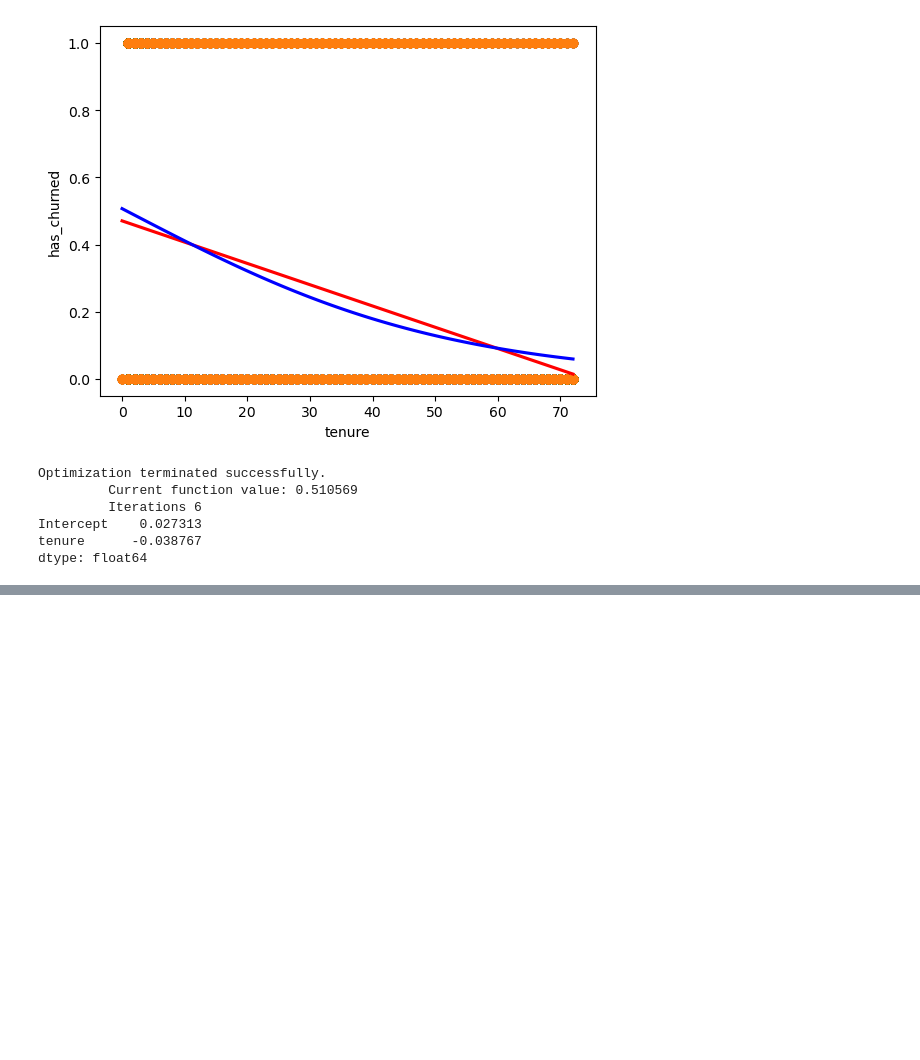
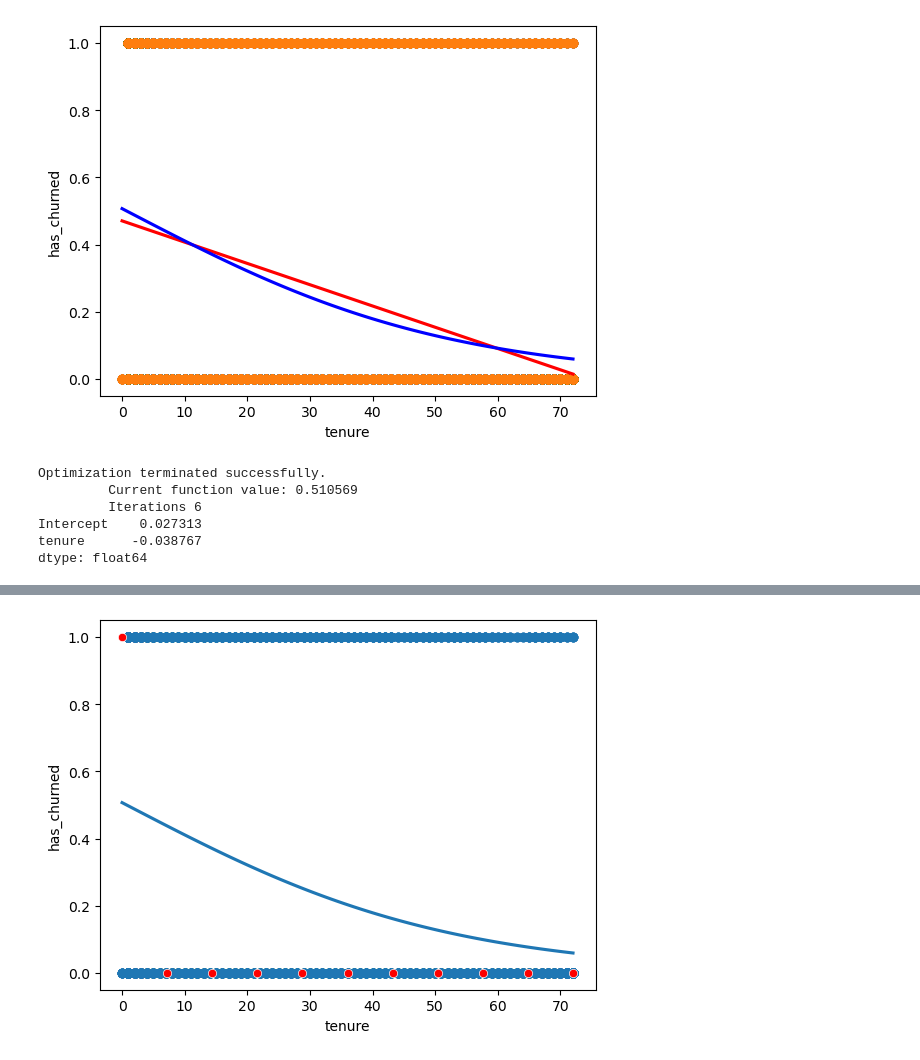
Before and after one commit to saalssall/Statistics_In_Python, a Jupyter notebook: Regression_statsmodel_1.ipynb, the cells around one changed output, grey strips where cells are left out. Cells and saved outputs as stored; diff of their text form; code cells hidden in the pictures; blank space fills up the shorter version.

Commit message:
Add most likely outcomes and odds

```diff
--- a/Regression_statsmodel_1.ipynb
+++ b/Regression_statsmodel_1.ipynb
@@ -665,0 +693,19 @@ dtype: float64
+# %%
+# Update prediction data by adding most_likely_outcome
+prediction_data["most_likely_outcome"] = np.round(prediction_data["has_churned"])
+
+fig = plt.figure()
+# Create a scatter plot with logistic trend line (from previous exercise)
+sns.regplot(x="tenure",
+            y="has_churned",
+            data=churn,
+            ci=None,
+            logistic=True)
+# Overlay with prediction_data, colored red
+sns.scatterplot(x="tenure",
+                y="most_likely_outcome",
+                data=prediction_data,
+                color="red")
+plt.show()
+# %% [output]
+[figure, added]
```
Also changed, not shown: parts of 6 cells of this notebook.
